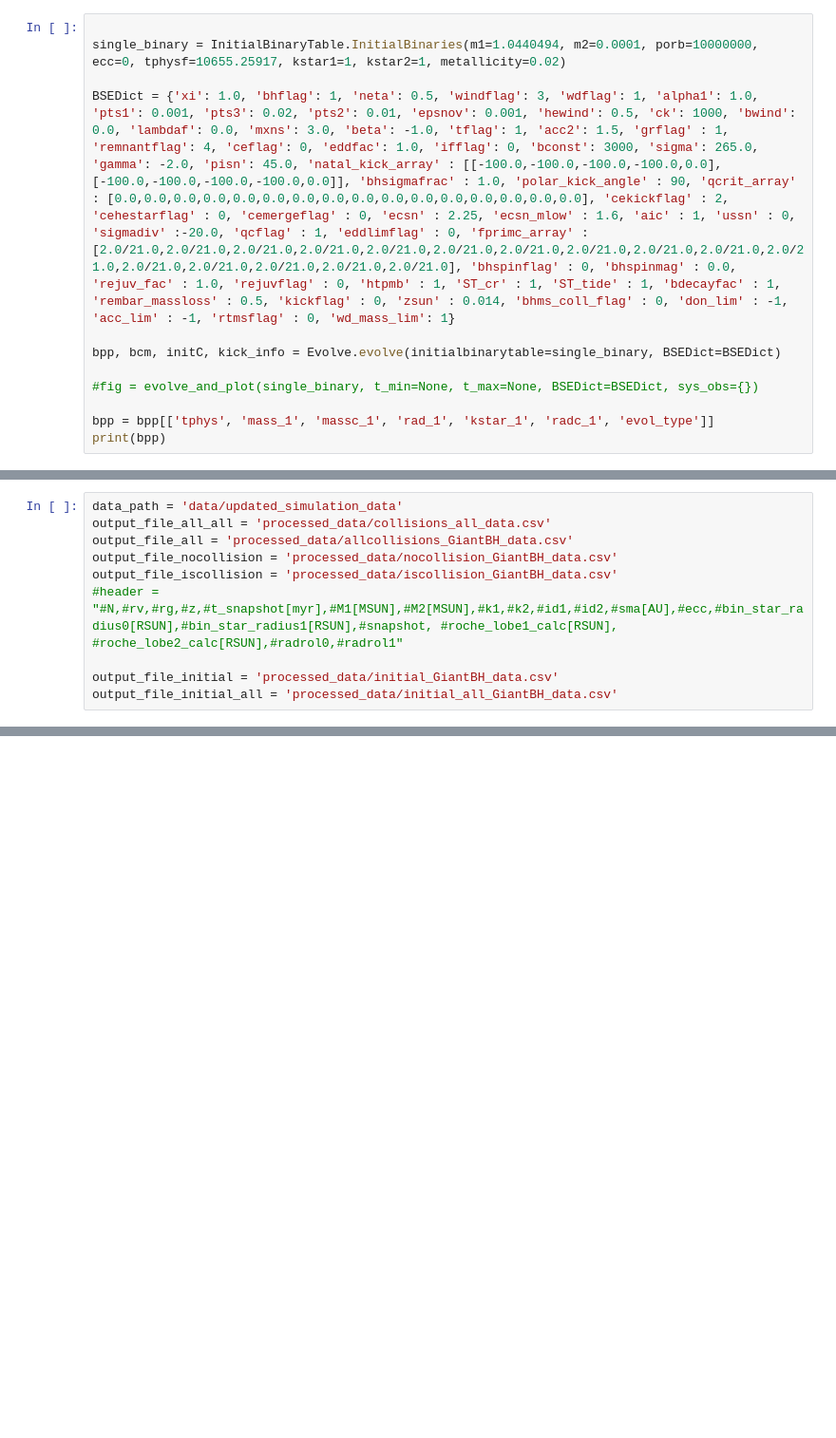
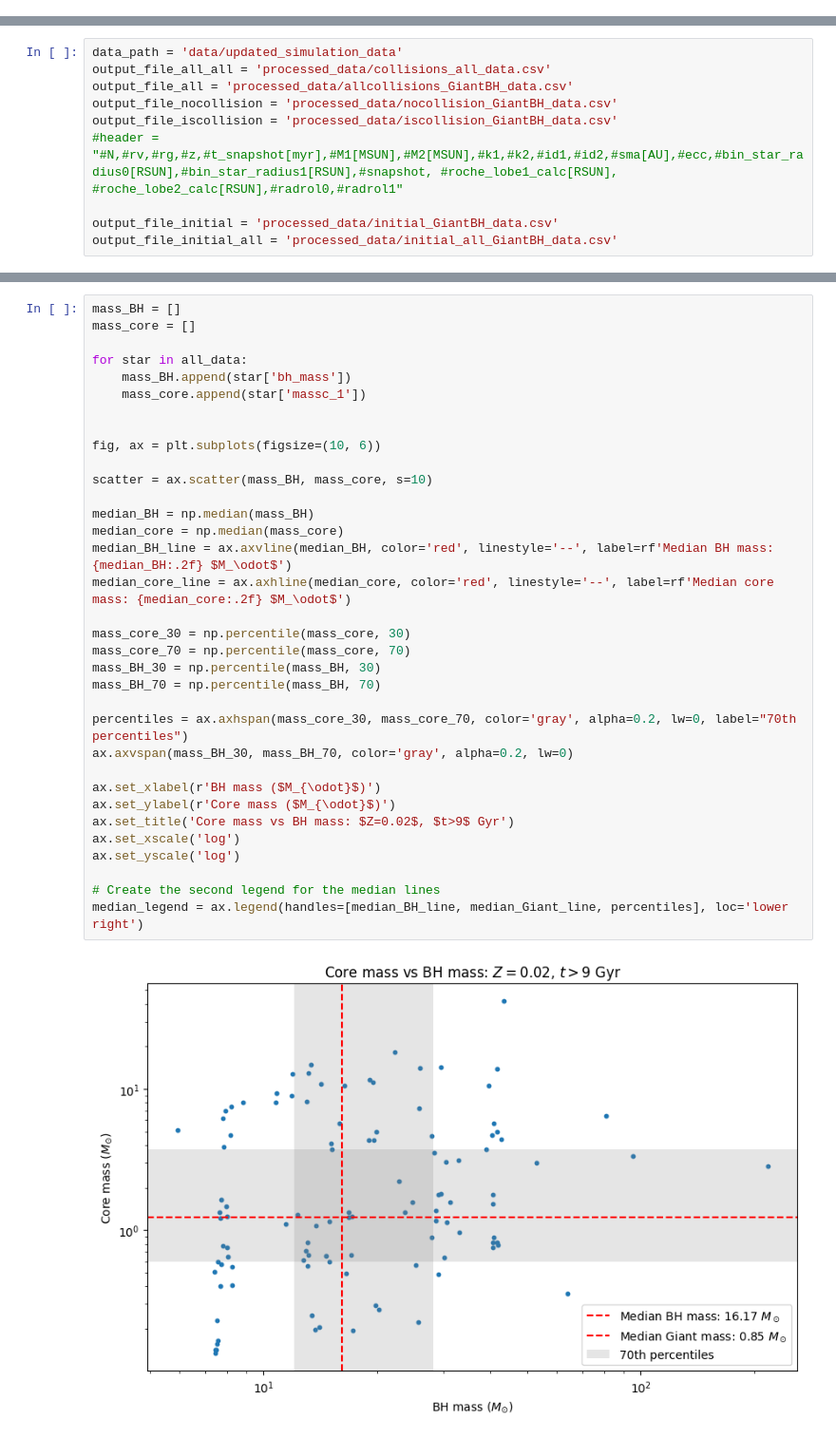
Before and after one commit to Stufffffs/CASSI_2024_code, a Jupyter notebook: cosmic.ipynb, the cells around one changed output, grey strips where cells are left out. Shown at 95% size. Saved outputs shown, nothing was run; the diff lists cells and outputs as text; blank space fills up the shorter version.

```diff
--- a/cosmic.ipynb
+++ b/cosmic.ipynb
@@ -292,12 +277,0 @@ print(bpp)
-# %%
-
-single_binary = InitialBinaryTable.InitialBinaries(m1=1.0440494, m2=0.0001, porb=10000000, ecc=0, tphysf=10655.25917, kstar1=1, kstar2=1, metallicity=0.02)
-
-BSEDict = {'xi': 1.0, 'bhflag': 1, 'neta': 0.5, 'windflag': 3, 'wdflag': 1, 'alpha1': 1.0, 'pts1': 0.001, 'pts3': 0.02, 'pts2': 0.01, 'epsnov': 0.001, 'hewind': 0.5, 'ck': 1000, 'bwind': 0.0, 'lambdaf': 0.0, 'mxns': 3.0, 'beta': -1.0, 'tflag': 1, 'acc2': 1.5, 'grflag' : 1, 'remnantflag': 4, 'ceflag': 0, 'eddfac': 1.0, 'ifflag': 0, 'bconst': 3000, 'sigma': 265.0, 'gamma': -2.0, 'pisn': 45.0, 'natal_kick_array' : [[-100.0,-100.0,-100.0,-100.0,0.0], [-100.0,-100.0,-100.0,-100.0,0.0]], 'bhsigmafrac' : 1.0, 'polar_kick_angle' : 90, 'qcrit_array' : [0.0,0.0,0.0,0.0,0.0,0.0,0.0,0.0,0.0,0.0,0.0,0.0,0.0,0.0,0.0,0.0], 'cekickflag' : 2, 'cehestarflag' : 0, 'cemergeflag' : 0, 'ecsn' : 2.25, 'ecsn_mlow' : 1.6, 'aic' : 1, 'ussn' : 0, 'sigmadiv' :-20.0, 'qcflag' : 1, 'eddlimflag' : 0, 'fprimc_array' : [2.0/21.0,2.0/21.0,2.0/21.0,2.0/21.0,2.0/21.0,2.0/21.0,2.0/21.0,2.0/21.0,2.0/21.0,2.0/21.0,2.0/21.0,2.0/21.0,2.0/21.0,2.0/21.0,2.0/21.0,2.0/21.0], 'bhspinflag' : 0, 'bhspinmag' : 0.0, 'rejuv_fac' : 1.0, 'rejuvflag' : 0, 'htpmb' : 1, 'ST_cr' : 1, 'ST_tide' : 1, 'bdecayfac' : 1, 'rembar_massloss' : 0.5, 'kickflag' : 0, 'zsun' : 0.014, 'bhms_coll_flag' : 0, 'don_lim' : -1, 'acc_lim' : -1, 'rtmsflag' : 0, 'wd_mass_lim': 1}
-
-bpp, bcm, initC, kick_info = Evolve.evolve(initialbinarytable=single_binary, BSEDict=BSEDict)
-
-#fig = evolve_and_plot(single_binary, t_min=None, t_max=None, BSEDict=BSEDict, sys_obs={})
-
-bpp = bpp[['tphys', 'mass_1', 'massc_1', 'rad_1', 'kstar_1', 'radc_1', 'evol_type']]
-print(bpp)
@@ -409,0 +439,36 @@ for str_number in str_numbers:
+# %%
+mass_BH = []
+mass_core = []
+
+for star in all_data:
+    mass_BH.append(star['bh_mass'])
+    mass_core.append(star['massc_1'])
+
+
+fig, ax = plt.subplots(figsize=(10, 6))
+
+scatter = ax.scatter(mass_BH, mass_core, s=10)
+
+median_BH = np.median(mass_BH)
+median_core = np.median(mass_core)
+median_BH_line = ax.axvline(median_BH, color='red', linestyle='--', label=rf'Median BH mass: {median_BH:.2f} $M_\odot$')
+median_core_line = ax.axhline(median_core, color='red', linestyle='--', label=rf'Median core mass: {median_core:.2f} $M_\odot$')
+
+mass_core_30 = np.percentile(mass_core, 30)
+mass_core_70 = np.percentile(mass_core, 70)
+mass_BH_30 = np.percentile(mass_BH, 30)
+mass_BH_70 = np.percentile(mass_BH, 70)
+
+percentiles = ax.axhspan(mass_core_30, mass_core_70, color='gray', alpha=0.2, lw=0, label="70th percentiles")
+ax.axvspan(mass_BH_30, mass_BH_70, color='gray', alpha=0.2, lw=0)
+
+ax.set_xlabel(r'BH mass ($M_{\odot}$)')
+ax.set_ylabel(r'Core mass ($M_{\odot}$)')
+ax.set_title('Core mass vs BH mass: $Z=0.02$, $t>9$ Gyr')
+ax.set_xscale('log')
+ax.set_yscale('log')
+
+# Create the second legend for the median lines
+median_legend = ax.legend(handles=[median_BH_line, median_Giant_line, percentiles], loc='lower right')
+# %% [output]
+[figure, added]
```
Also changed, not shown: parts of 14 cells of this notebook, 2 other files.
